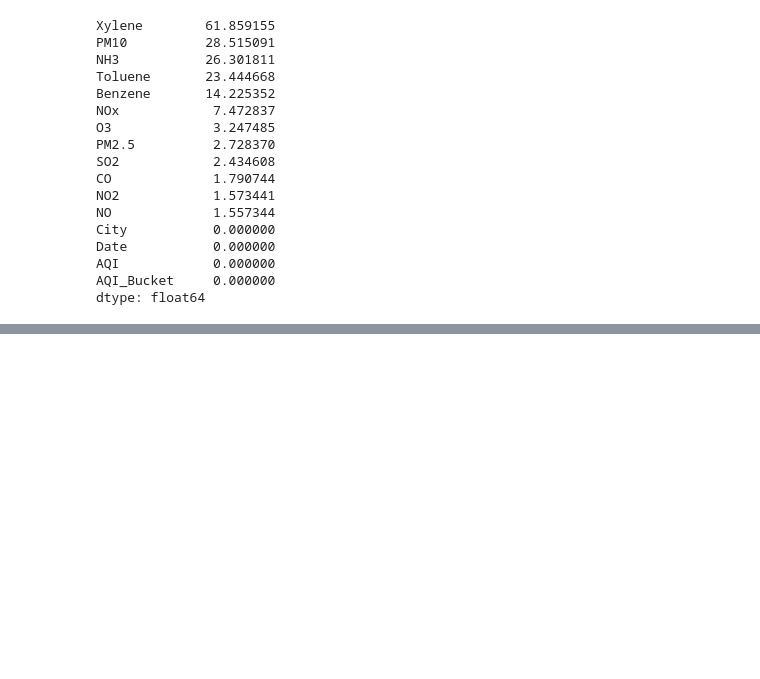
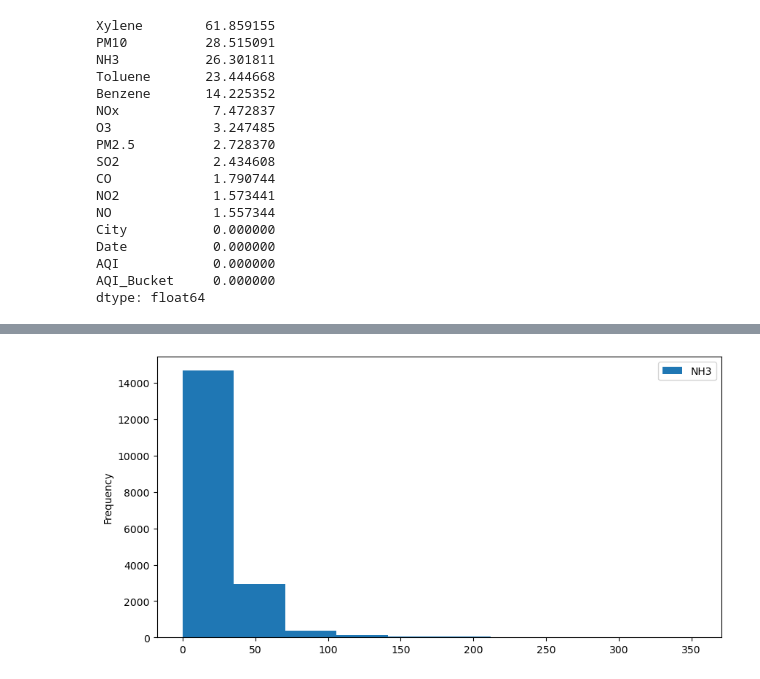
Before and after one commit to Kanav-Dogra/AQI-Prediction-Model, a Jupyter notebook: AQIPredictionmodel.ipynb, the cells around one changed output, grey strips where cells are left out. Saved outputs shown, nothing was run; the diff lists cells and outputs as text; code cells hidden in the pictures; blank space fills up the shorter version.

```diff
--- a/AQIPredictionmodel.ipynb
+++ b/AQIPredictionmodel.ipynb
@@ -153,0 +164,6 @@ plt.show()
+# %%
+df['NH3'].plot(kind ='hist',figsize=(10,5))
+plt.legend()
+plt.show()
+# %% [output]
+[figure, added]
```
Also changed, not shown: parts of 39 cells of this notebook.
